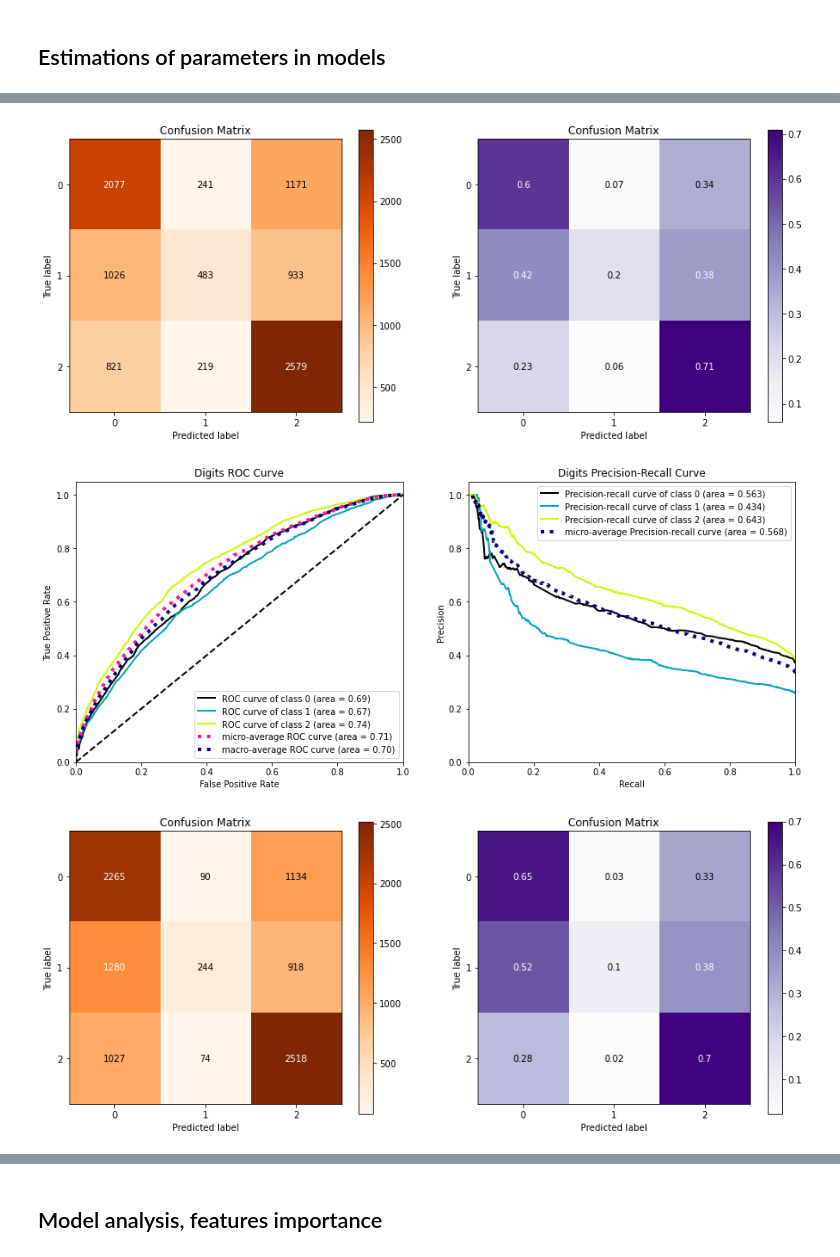
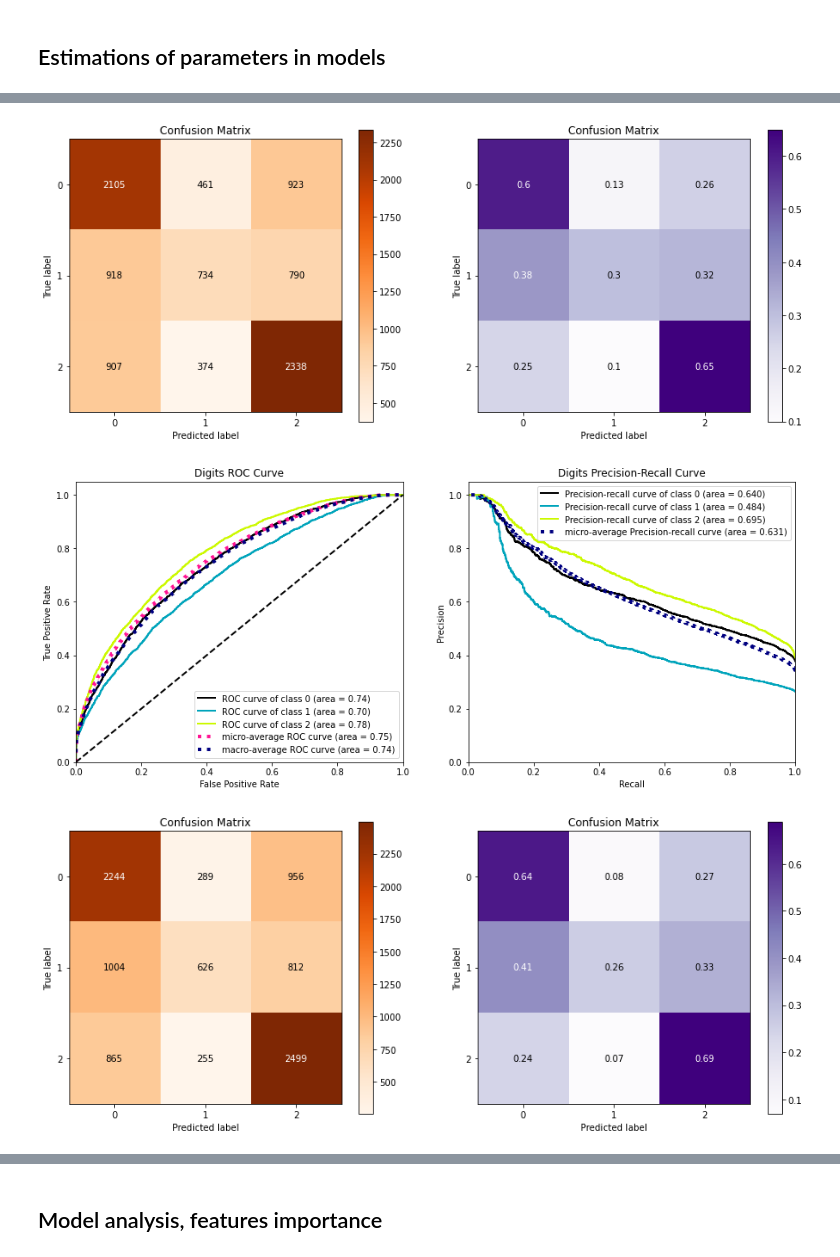
Before and after one commit to joseb061/Master-projects, a Jupyter notebook: Python-quiniela/analysis/ModelAnalysis.ipynb, the cells around one changed output, grey strips where cells are left out. Drawn from its saved outputs; the diff is of its cells as text; code cells hidden in the pictures.

```diff
--- a/Python-quiniela/analysis/ModelAnalysis.ipynb
+++ b/Python-quiniela/analysis/ModelAnalysis.ipynb
@@ -108,8 +77,5 @@ sns.heatmap(corr, mask=mask, cmap=cmap, vmax=.3, center=0,
 # %%
-dataset = dataset.dropna()
 target = dataset.result_home_encoded
-features = ['division','matchday','GD_home','Pts_difference','home_rank','season_encoded','team_encoded','Away_team_encoded']
-X = dataset[features]
-#X = dataset[['season','division','matchday','team','Away_team','W','GD_cum_before','rank_before']]
+X = dataset.loc[:, dataset.columns != 'result_home_encoded']
 X_train,X_test,y_train,y_test = train_test_split(X, target, test_size=0.2, random_state=1, stratify=target)
 # %% [markdown]
@@ -180,6 +174,9 @@ Accuracy on test set:  0.5240837696335079       f1 test set:  0.4913998955690905
 # %%
 # Preprunning for decision tree model, avoiding overfitting
-for depth in range(3,8):
+depths = range(3,15)
+Accuracy_training_tree = [] * len(depths)
+Accuracy_test_tree = [] * len(depths)
+for depth in depths:
     tree = DecisionTreeClassifier(max_depth=depth).fit(X_train, y_train)
     prediction_in = tree.predict(X_train)
     accuracy_f1_in = f1_score(y_train, prediction_in, average="weighted")
@@ -188,8 +185,10 @@ for depth in range(3,8):
     print()
     print("Decision tree with depth ", depth)
     print("-" * 30)
-    print("Accuracy on training set: ",tree.score(X_train, y_train), "\tf1 training set: ", accuracy_r2_in )
-    print("Accuracy on test set: ",tree.score(X_test, y_test), "\tf1 test set: ", accuracy_r2_out )
+    print("Accuracy on training set: ",tree.score(X_train, y_train), "\tf1 training set: ", accuracy_f1_in )
+    print("Accuracy on test set: ",tree.score(X_test, y_test), "\tf1 test set: ", accuracy_f1_out )
+    Accuracy_training_tree.append(tree.score(X_train, y_train))
+    Accuracy_test_tree.append(tree.score(X_test, y_test))
 # %% [output]
 Decision tree with depth  3
 ------------------------------
@@ -211,7 +229,15 @@ Accuracy on test set:  0.5381151832460733       f1 test set:  0.5131393184574335
 # %%
 # Random forest model
-for trees in range(5,10):
-    for depth in range(2,6):
+import numpy as np
+
+n_trees = range(3,15)
+Accuracy_training_forest = np.zeros((len(n_trees), len(depths)))
+Accuracy_test_forest = np.zeros((len(n_trees), len(depths)))
+j = 0
+
+for trees in n_trees:
+    i = 0
+    for depth in depths:
         random_forest = RandomForestClassifier(max_depth=depth, n_estimators=trees, max_features=3).fit(X_train, y_train)
         prediction_in = random_forest.predict(X_train)
         accuracy_f1_in = f1_score(y_train, prediction_in, average='weighted')
@@ -222,4 +248,8 @@ for trees in range(5,10):
         print("-" * 40)
         print("Accuracy on training set: ",random_forest.score(X_train, y_train), "\tf1 training set: ", accuracy_f1_in )
         print("Accuracy on test set: ",random_forest.score(X_test, y_test), "\tf1 test set: ", accuracy_f1_out )
+        Accuracy_training_forest[i][j] = random_forest.score(X_train, y_train)
+        Accuracy_test_forest[i][j] = random_forest.score(X_test, y_test)
+        i = i + 1
+    j = j + 1
 # %% [output]
@@ -249,18 +297,14 @@ As we can see, the best results are obtained for the following metrics:
 Now we will decide which one to choose.
 # %%
 names = ["Logistic Regression", "Decision Tree", "Random Forest"]
-from sklearn.multiclass import OneVsRestClassifier
-from sklearn.multiclass import OneVsOneClassifier
 
 classifiers = [
-    #KNeighborsClassifier(3),
     LogisticRegression(solver='sag', multi_class='auto', max_iter=1000, C=100),
-    DecisionTreeClassifier(max_depth=7),
-    RandomForestClassifier(max_depth=5, n_estimators=5, max_features=3),
+    DecisionTreeClassifier(max_depth=11),
+    RandomForestClassifier(max_depth=11, n_estimators=11, max_features=3),
 ]
 
 for name, clf in zip(names, classifiers):
-        #model = OneVsOneClassifier(clf).fit(X_train, y_train)
         model = clf.fit(X_train, y_train)
         prediction_in = model.predict(X_train)
         accuracy_f1_in = f1_score(y_train, prediction_in, average='weighted')
@@ -269,8 +313,8 @@ for name, clf in zip(names, classifiers):
         print()
         print(name)
         print("-" * 20)
-        print("Accuracy on training set: ",random_forest.score(X_train, y_train), "\tf1 training set: ", accuracy_f1_in )
-        print("Accuracy on test set: ",random_forest.score(X_test, y_test), "\tf1 test set: ", accuracy_f1_out )
+        print("Accuracy on training set: ",model.score(X_train, y_train), "\tf1 training set: ", accuracy_f1_in )
+        print("Accuracy on test set: ",model.score(X_test, y_test), "\tf1 test set: ", accuracy_f1_out )
         ROC_PRC_matrix(model, y_test, X_test)
         confusion_matrix(model, y_test, X_test)
 # %% [output]
@@ -294,5 +338,5 @@ Accuracy on test set:  0.5339267015706807       f1 test set:  0.482137804841755
-[figure, old version]
+[figure, new version]
-[figure, old version]
+[figure, new version]
-[figure, old version]
+[figure, new version]
 # %% [markdown]
 ## Selected Best Model:
```
Also changed, not shown: parts of 30 cells of this notebook.
